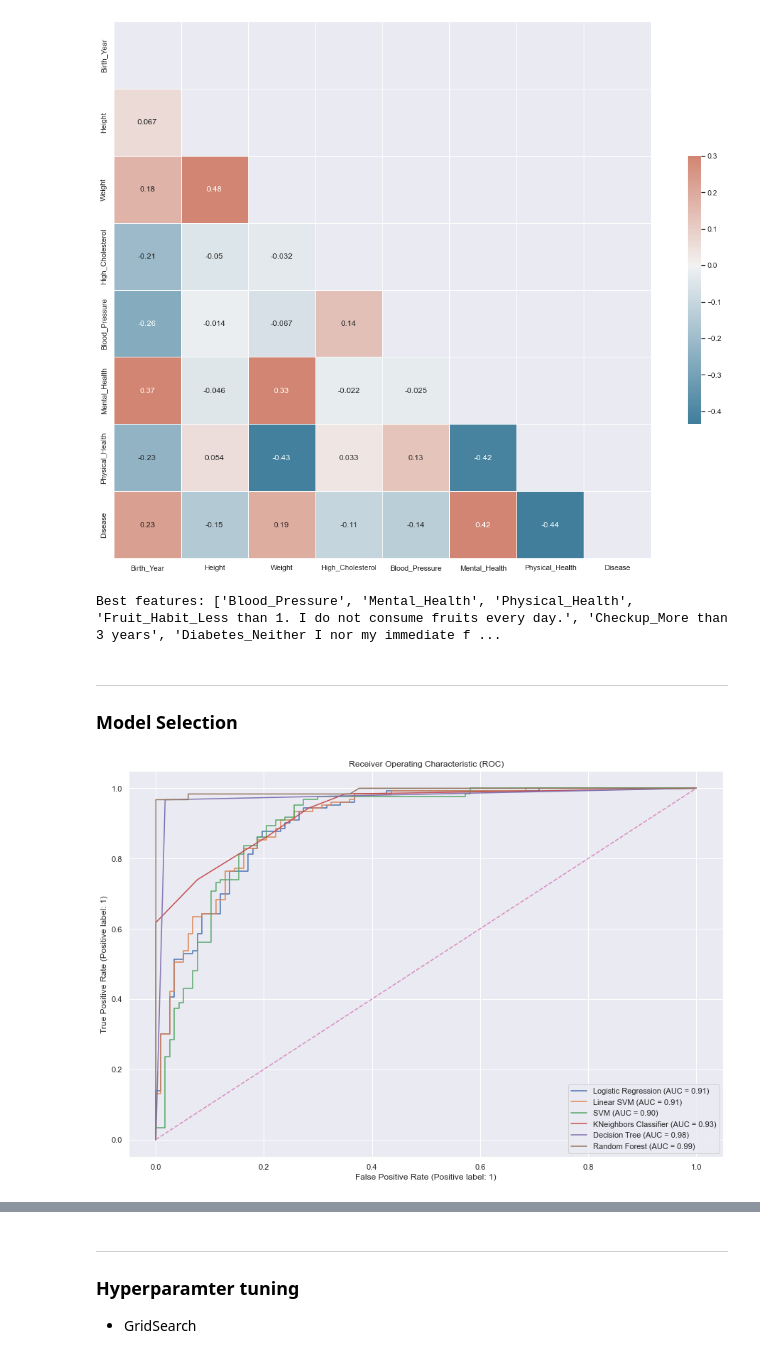
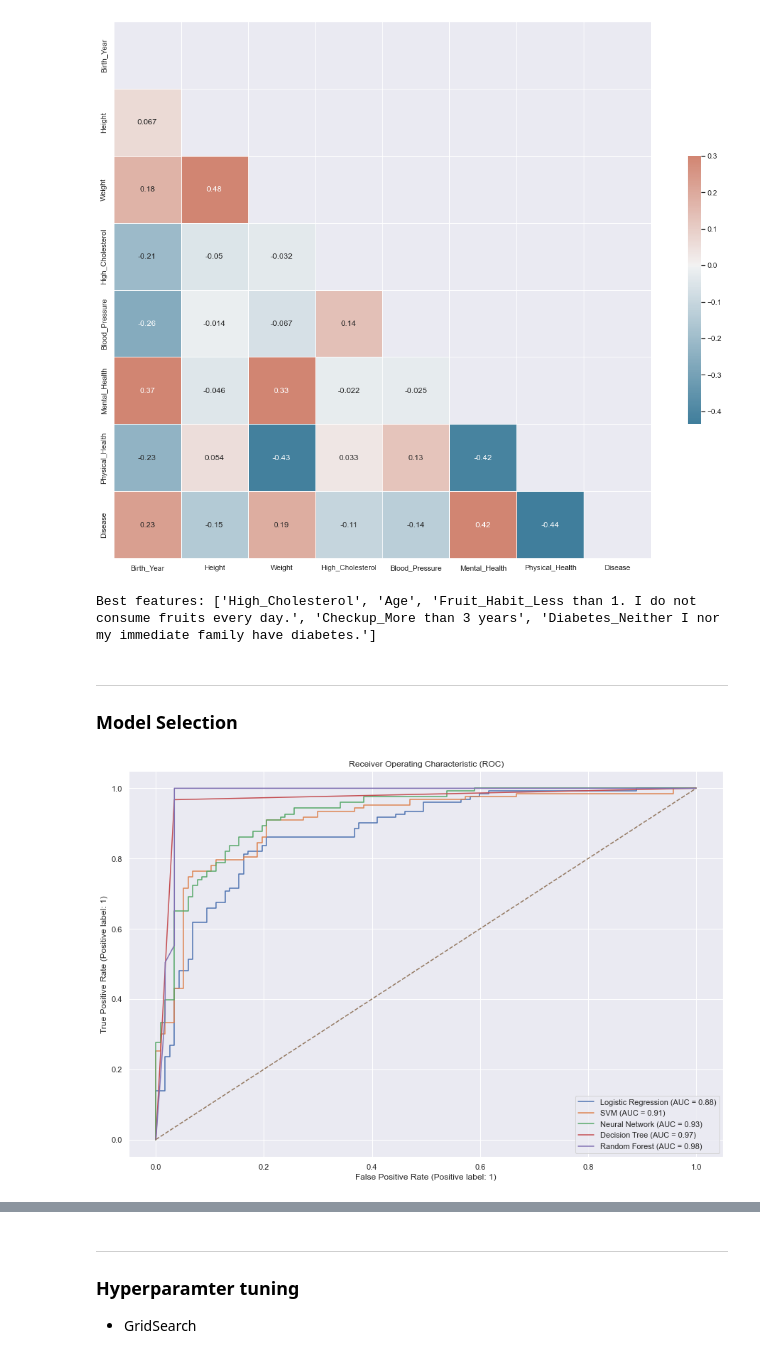
Before and after one commit to lstk44/TheSmithParasiteNOVA, a Jupyter notebook: ParasiteNotebook.ipynb, the cells around one changed output, grey strips where cells are left out. Drawn from its saved outputs; the diff is of its cells as text; code cells hidden in the pictures.

```diff
--- a/ParasiteNotebook.ipynb
+++ b/ParasiteNotebook.ipynb
@@ -332,14 +311,14 @@ plt.show()
 # %% [output]
 [figure]
 # %%
-model = LogisticRegression(max_iter = 500, random_state = 222)
+model = DecisionTreeClassifier(random_state = 333)
 rfe = RFECV(model, scoring = 'f1')
 rfe.fit(xtrain, ytrain)
 opt_features = list(rfe.get_feature_names_out(input_features = list(xtrain.columns)))
 
 print(f'Best features: {[i for i in opt_features]}')
 # %% [output]
-Best features: ['Blood_Pressure', 'Mental_Health', 'Physical_Health', 'Fruit_Habit_Less than 1. I do not consume fruits every day.', 'Checkup_More than 3 years', 'Diabetes_Neither I nor my immediate f ...
+Best features: ['High_Cholesterol', 'Age', 'Fruit_Habit_Less than 1. I do not consume fruits every day.', 'Checkup_More than 3 years', 'Diabetes_Neither I nor my immediate family have diabetes.']
 # %%
 xtrain_rfe = rfe.transform(xtrain)
 xval_rfe = rfe.transform(xval)
@@ -347,25 +326,23 @@ xval_rfe = rfe.transform(xval)
 ---
 ### Model Selection
 # %%
+def roc_auc(classifiers):
+    fig, ax = plt.subplots(1, figsize=(15, 10))
+    for name, clf in classifiers.items():
+        clf.fit(xtrain_rfe, ytrain)
+        RocCurveDisplay.from_estimator(clf, xval_rfe, yval, ax=ax, name=name)
+    ax.set_title("Receiver Operating Characteristic (ROC)")
+    ax.plot([0,1], [0,1], linestyle='--')
+    plt.show()
+
 classifiers = {
                 'Logistic Regression': LogisticRegression(),
-                'Linear SVM': LinearSVC(),
                 'SVM': SVC(),
-                'KNeighbors Classifier': KNeighborsClassifier(),
+                'Neural Network': MLPClassifier(max_iter = 1000),
                 'Decision Tree': DecisionTreeClassifier(),
                 'Random Forest': RandomForestClassifier()
             }
 
-# prepare plots
-fig, ax = plt.subplots(1, 1, figsize=(15, 10))
-
-for name, clf in classifiers.items():
-    clf.fit(xtrain_rfe, ytrain)
-    RocCurveDisplay.from_estimator(clf, xval_rfe, yval, ax=ax, name=name)
-
-ax.set_title("Receiver Operating Characteristic (ROC)")
-ax.plot([0,1], [0,1], linestyle='--')
-
-plt.show()
+roc_auc(classifiers)
 # %% [output]
-[figure, old version]
+[figure, new version]
```
Also changed, not shown: parts of 12 cells of this notebook.
